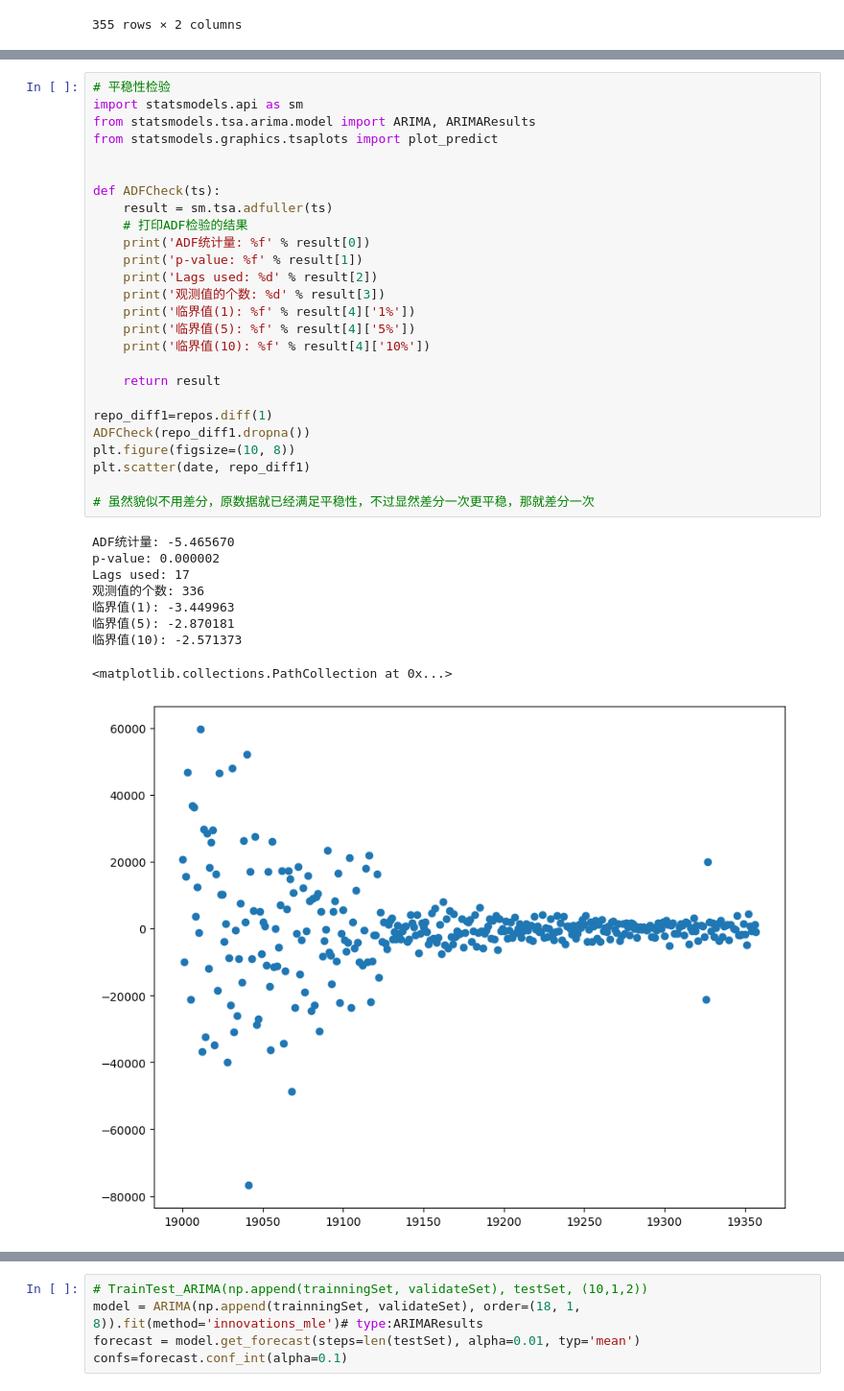
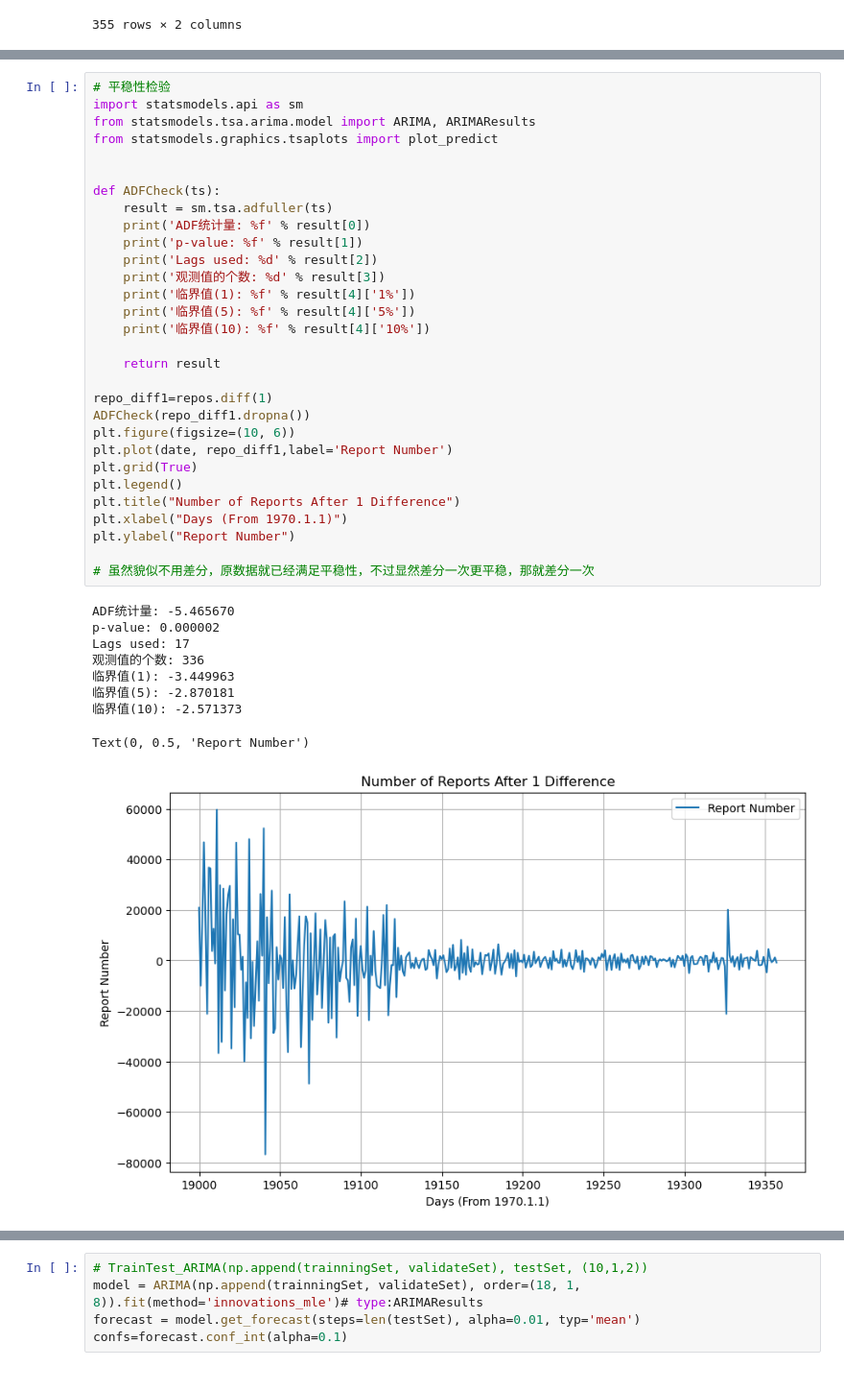
Before and after one commit to Xianyu39/MCMA2023, a Jupyter notebook: Problem1/Problem1.ipynb, the cells around one changed output, grey strips where cells are left out. Shown: that part at 96% size. Drawn from its saved outputs; the diff is of its cells as text.

```diff
--- a/Problem1/Problem1.ipynb
+++ b/Problem1/Problem1.ipynb
@@ -48,35 +50,39 @@ Name: Date, Length: 355, dtype: int32
 # 平稳性检验
 import statsmodels.api as sm
 from statsmodels.tsa.arima.model import ARIMA, ARIMAResults
 from statsmodels.graphics.tsaplots import plot_predict
 
 
 def ADFCheck(ts):
     result = sm.tsa.adfuller(ts)
-    # 打印ADF检验的结果
     print('ADF统计量: %f' % result[0])
     print('p-value: %f' % result[1])
     print('Lags used: %d' % result[2])
     print('观测值的个数: %d' % result[3])
     print('临界值(1): %f' % result[4]['1%'])
     print('临界值(5): %f' % result[4]['5%'])
     print('临界值(10): %f' % result[4]['10%'])
 
     return result
 
 repo_diff1=repos.diff(1)
 ADFCheck(repo_diff1.dropna())
-plt.figure(figsize=(10, 8))
-plt.scatter(date, repo_diff1)
+plt.figure(figsize=(10, 6))
+plt.plot(date, repo_diff1,label='Report Number')
+plt.grid(True)
+plt.legend()
+plt.title("Number of Reports After 1 Difference")
+plt.xlabel("Days (From 1970.1.1)")
+plt.ylabel("Report Number")
 
 # 虽然貌似不用差分，原数据就已经满足平稳性，不过显然差分一次更平稳，那就差分一次
 # %% [output]
 ADF统计量: -5.465670
 p-value: 0.000002
 Lags used: 17
 观测值的个数: 336
 临界值(1): -3.449963
 临界值(5): -2.870181
 临界值(10): -2.571373
-<matplotlib.collections.PathCollection at 0x...>
+Text(0, 0.5, 'Report Number')
-[figure, old version]
+[figure, new version]
```
Also changed, not shown: parts of 15 cells of this notebook, 7 other files.
